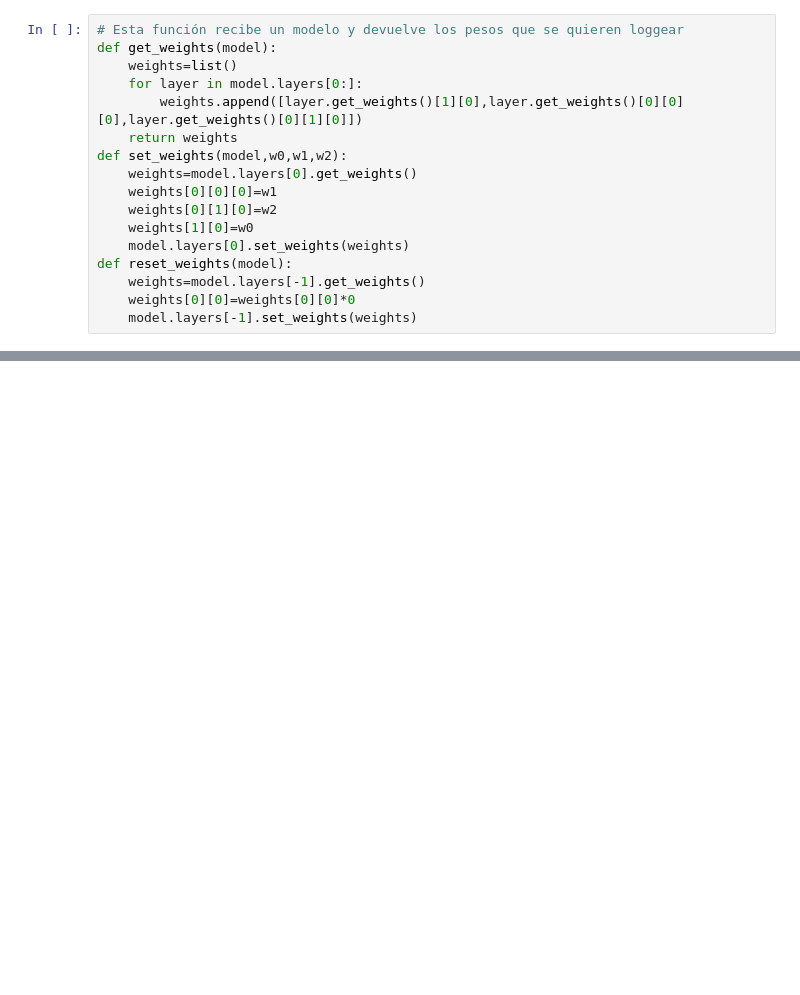
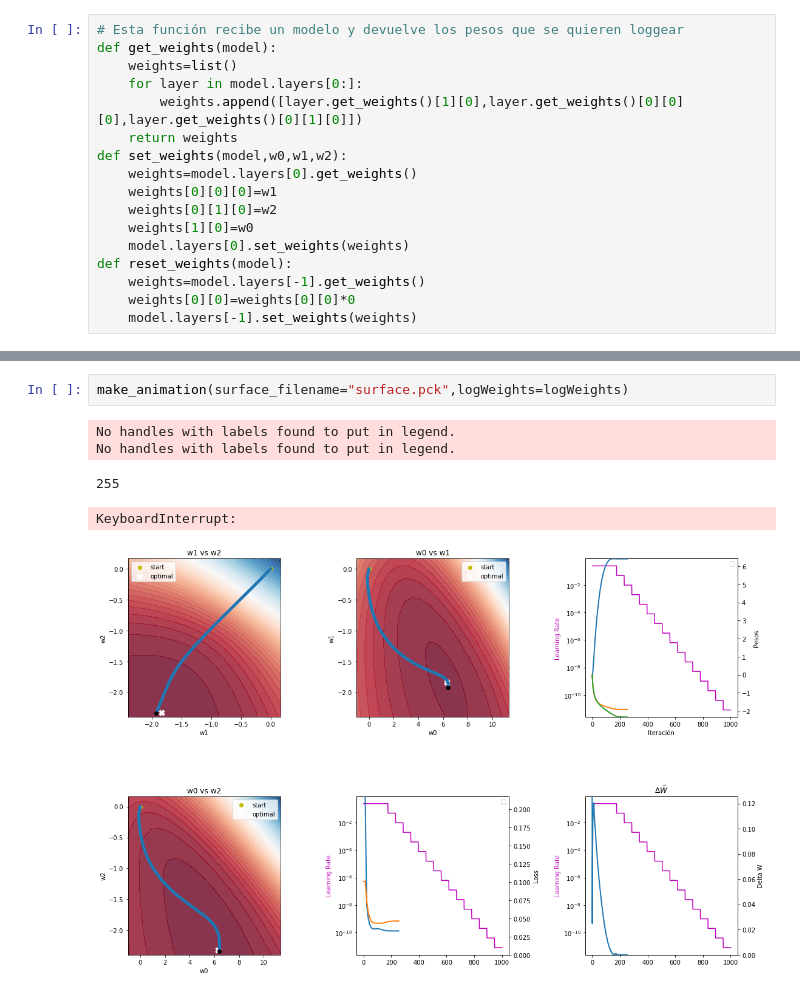
Before and after one commit to deeplearning-itba/optimizadores, a Jupyter notebook: 05 - Variaciones de Adam.ipynb, the cells around one changed output, grey strips where cells are left out. Cells and saved outputs as stored; diff of their text form; blank space fills up the shorter version.

```diff
--- a/05 - Variaciones de Adam.ipynb
+++ b/05 - Variaciones de Adam.ipynb
@@ -175,0 +297,8 @@ Epoch 00057: early stopping
+# %%
+make_animation(surface_filename="surface.pck",logWeights=logWeights)
+# %% [output]
+No handles with labels found to put in legend.
+No handles with labels found to put in legend.
+255
+KeyboardInterrupt:
+[figure, added]
```
Also changed, not shown: parts of 5 cells of this notebook, 7 other files.
